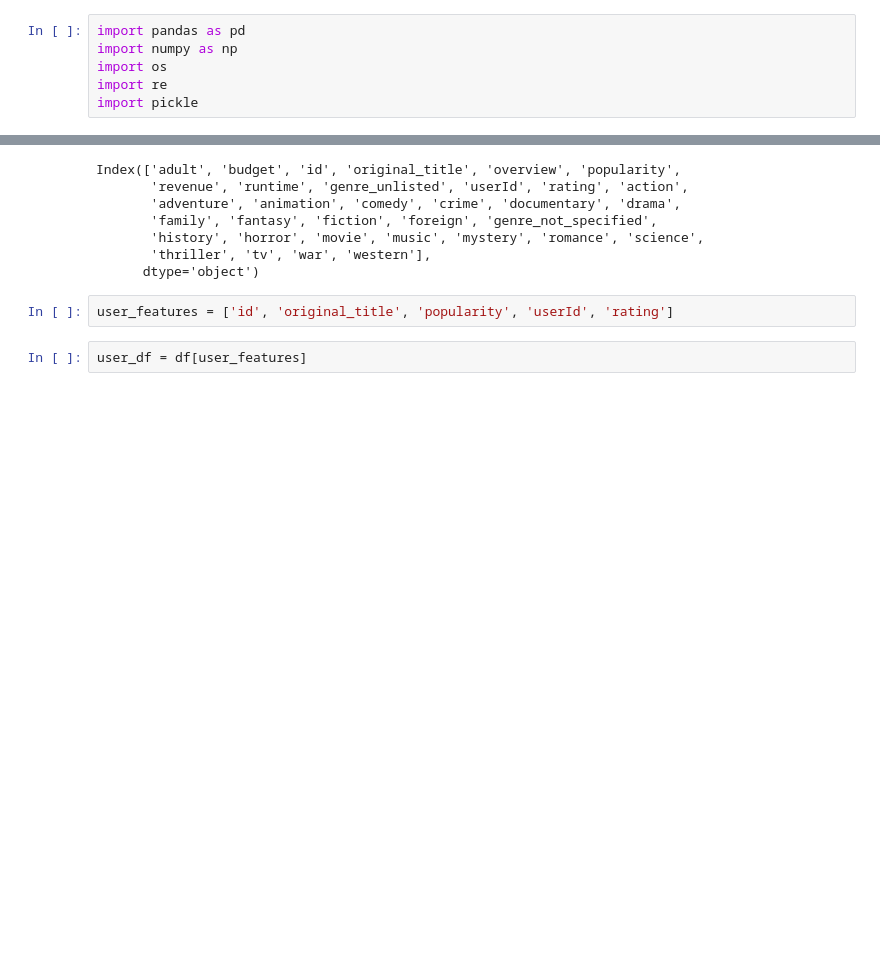
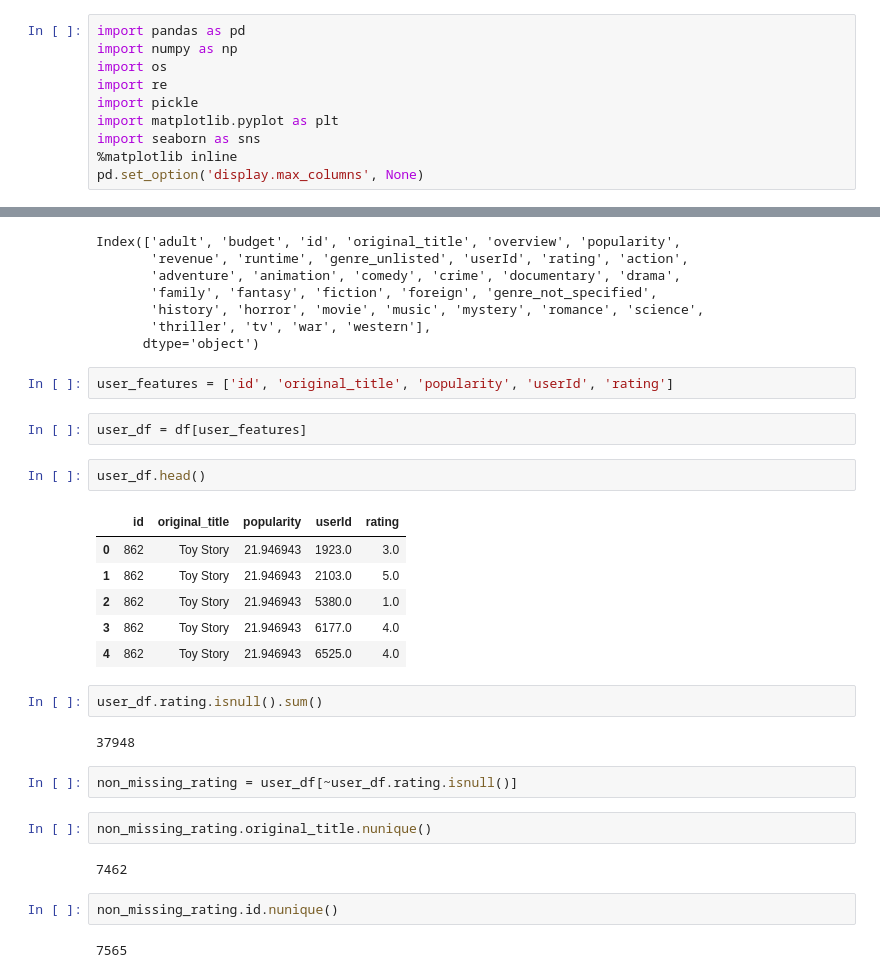
Before and after one commit to yoonho-kim1/stats-418-project, a Jupyter notebook: code/02_eda.ipynb, the cells around one changed output, grey strips where cells are left out. Saved outputs shown, nothing was run; the diff lists cells and outputs as text; blank space fills up the shorter version.

```diff
--- a/code/02_eda.ipynb
+++ b/code/02_eda.ipynb
@@ -6,5 +6,9 @@ import numpy as np
 import os
 import re
 import pickle
+import matplotlib.pyplot as plt
+import seaborn as sns
+%matplotlib inline
+pd.set_option('display.max_columns', None)
 # %% [markdown]
 ### Import data
@@ -92,3 +184,26 @@ Index(['adult', 'budget', 'id', 'original_title', 'overview', 'popularity',
 user_features = ['id', 'original_title', 'popularity', 'userId', 'rating']
 # %%
 user_df = df[user_features]
+# %%
+user_df.head()
+# %% [output]
+|  | id | original_title | popularity | userId | rating |
+| 0 | 862 | Toy Story | 21.946943 | 1923.0 | 3.0 |
+| 1 | 862 | Toy Story | 21.946943 | 2103.0 | 5.0 |
+| 2 | 862 | Toy Story | 21.946943 | 5380.0 | 1.0 |
+| 3 | 862 | Toy Story | 21.946943 | 6177.0 | 4.0 |
+| 4 | 862 | Toy Story | 21.946943 | 6525.0 | 4.0 |
+# %%
+user_df.rating.isnull().sum()
+# %% [output]
+37948
+# %%
+non_missing_rating = user_df[~user_df.rating.isnull()]
+# %%
+non_missing_rating.original_title.nunique()
+# %% [output]
+7462
+# %%
+non_missing_rating.id.nunique()
+# %% [output]
+7565
```
Also changed, not shown: parts of 18 cells of this notebook.
